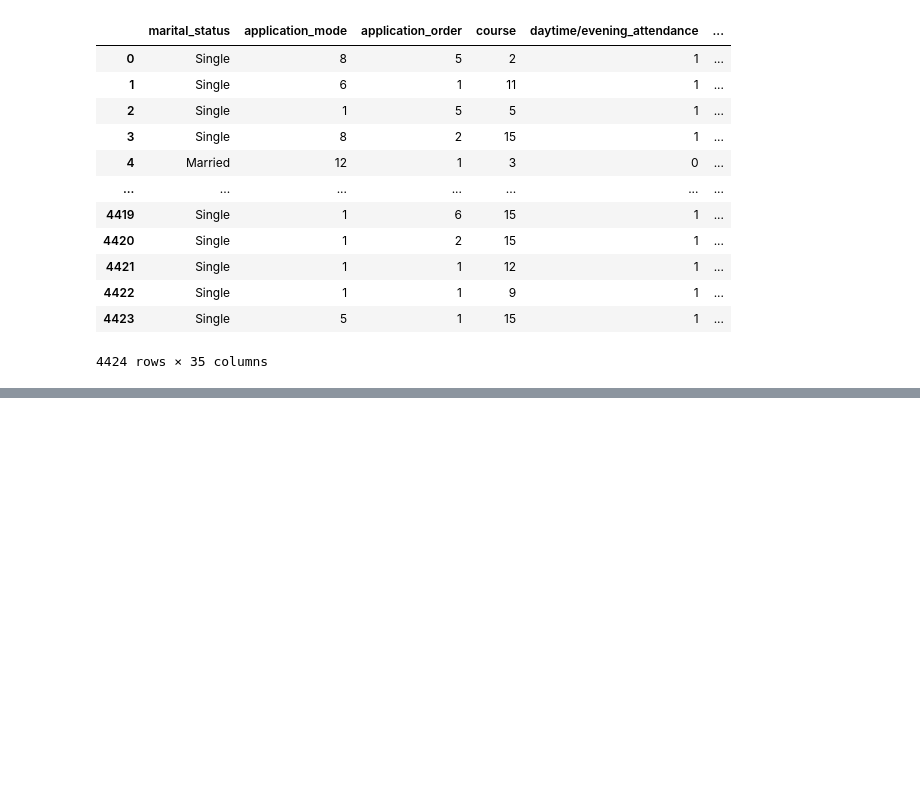
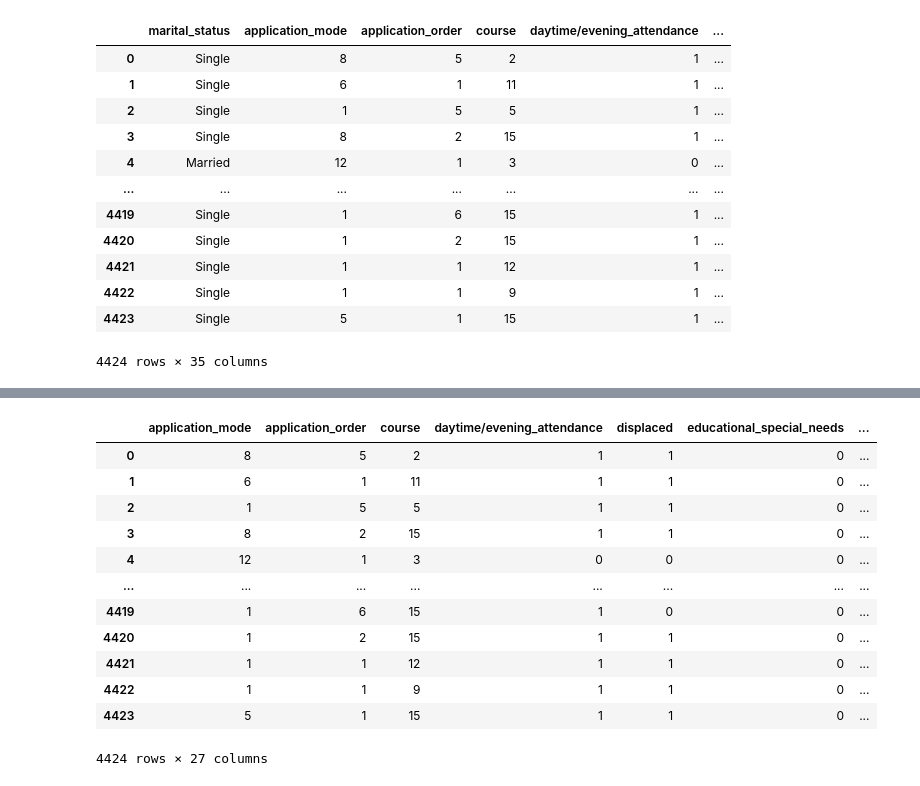
Before and after one commit to yarenmerveakin/Final-Project, a Jupyter notebook: Final_Project_Yaren.ipynb, the cells around one changed output, grey strips where cells are left out. Saved outputs shown, nothing was run; the diff lists cells and outputs as text; code cells hidden in the pictures; blank space fills up the shorter version.

```diff
--- a/Final_Project_Yaren.ipynb
+++ b/Final_Project_Yaren.ipynb
@@ -130,0 +131,19 @@ dtype: int64
+# %%
+numeric_data = df4.select_dtypes(include=[np.number])
+categorical_data = df4.select_dtypes(exclude=[np.number])
+# %%
+numeric_data
+# %% [output]
+|  | application_mode | application_order | course | daytime/evening_attendance | displaced | educational_special_needs | ... |
+| 0 | 8 | 5 | 2 | 1 | 1 | 0 | ... |
+| 1 | 6 | 1 | 11 | 1 | 1 | 0 | ... |
+| 2 | 1 | 5 | 5 | 1 | 1 | 0 | ... |
+| 3 | 8 | 2 | 15 | 1 | 1 | 0 | ... |
+| 4 | 12 | 1 | 3 | 0 | 0 | 0 | ... |
+| ... | ... | ... | ... | ... | ... | ... | ... |
+| 4419 | 1 | 6 | 15 | 1 | 0 | 0 | ... |
+| 4420 | 1 | 2 | 15 | 1 | 1 | 0 | ... |
+| 4421 | 1 | 1 | 12 | 1 | 1 | 0 | ... |
+| 4422 | 1 | 1 | 9 | 1 | 1 | 0 | ... |
+| 4423 | 5 | 1 | 15 | 1 | 1 | 0 | ... |
+4424 rows × 27 columns
```
Also changed, not shown: parts of 6 cells of this notebook.
